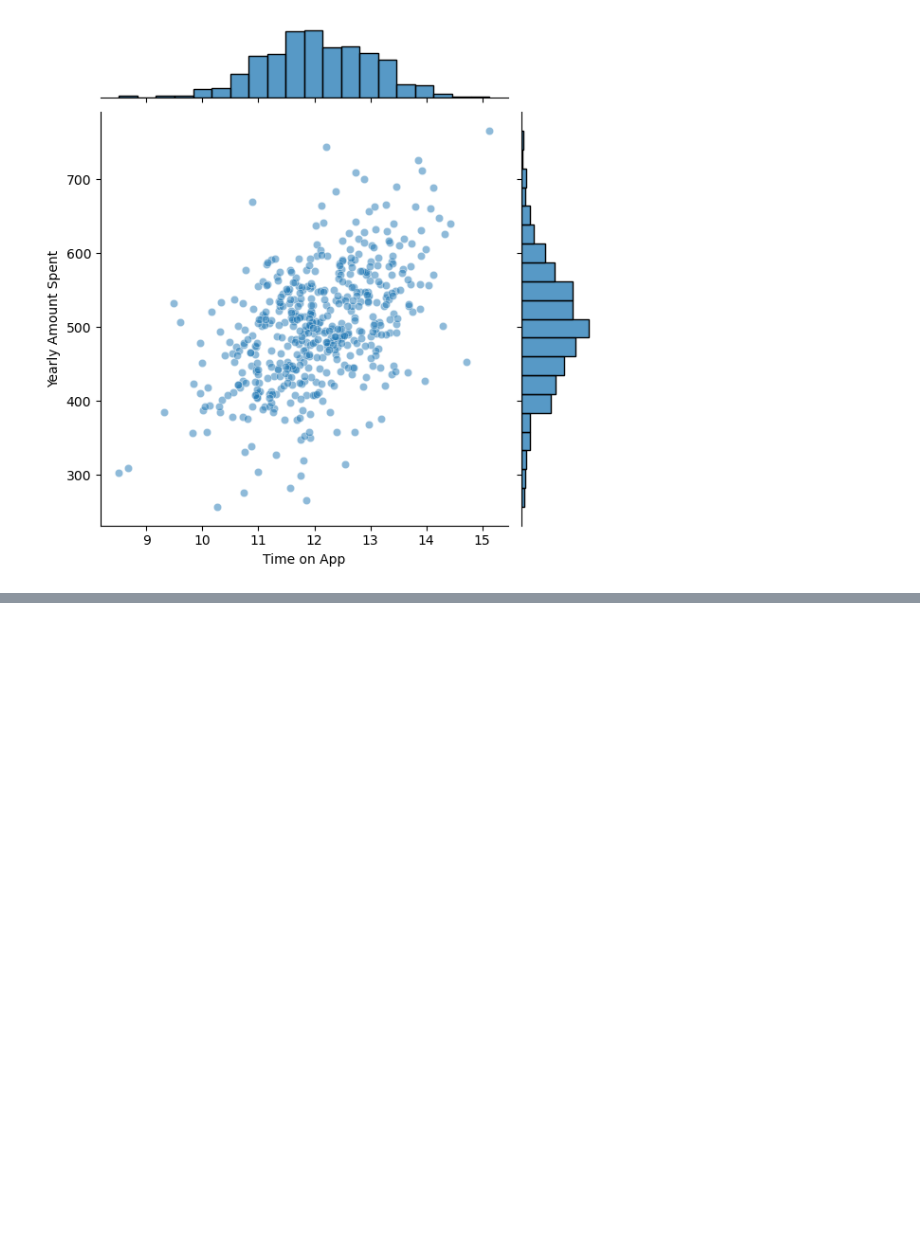
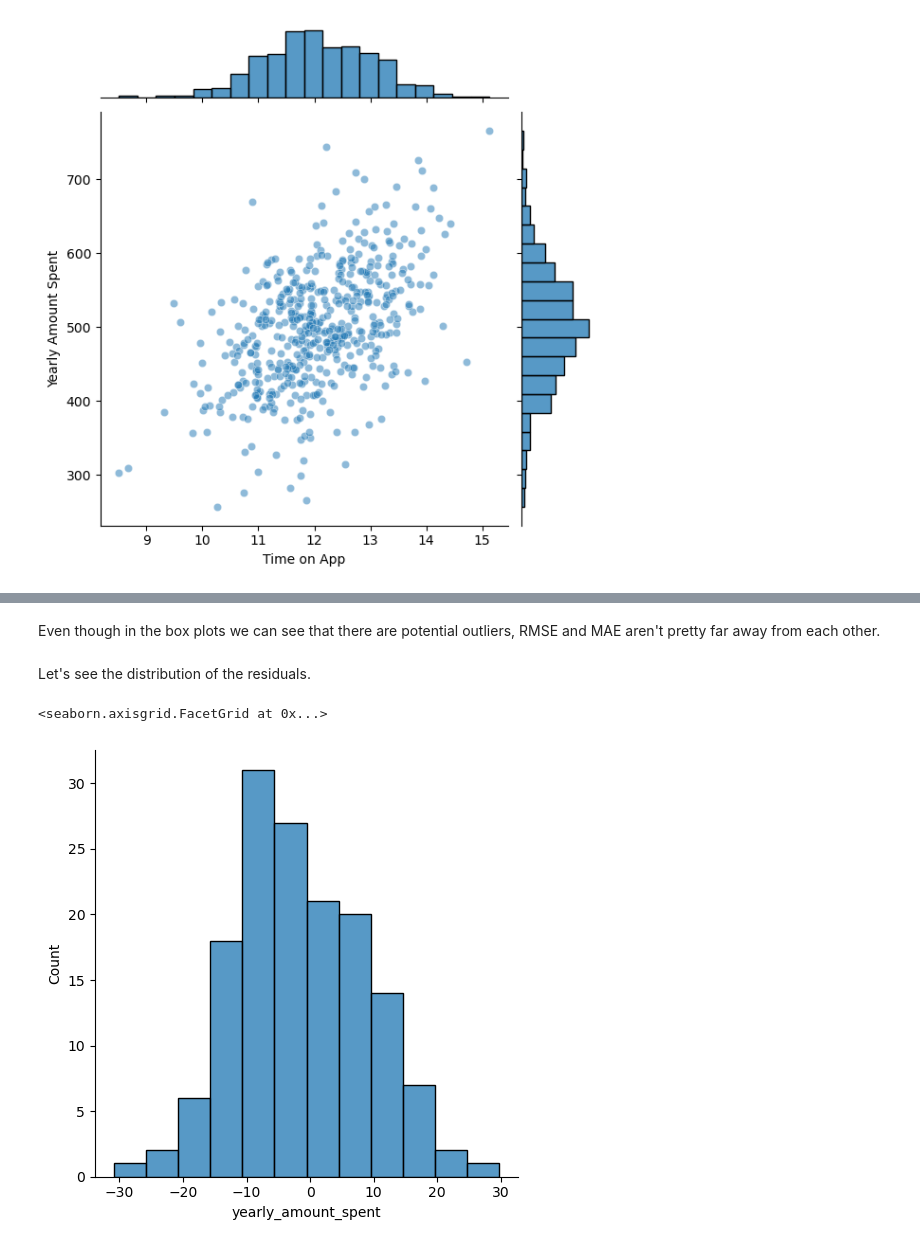
Before and after one commit to juanbratti/LinearRegression_Ecommerce, a Jupyter notebook: notebooks/data_analysis.ipynb, the cells around one changed output, grey strips where cells are left out. Saved outputs shown, nothing was run; the diff lists cells and outputs as text; code cells hidden in the pictures; blank space fills up the shorter version.

```diff
--- a/notebooks/data_analysis.ipynb
+++ b/notebooks/data_analysis.ipynb
@@ -92,0 +215,10 @@ Here, we can see that there isn't much correlation between the time spent on the
+# %% [markdown]
+Even though in the box plots we can see that there are potential outliers, RMSE and MAE aren't pretty far away from each other.
+# %% [markdown]
+Let's see the distribution of the residuals.
+# %%
+residuals = y_test-predictions
+sns.displot(residuals)
+# %% [output]
+<seaborn.axisgrid.FacetGrid at 0x...>
+[figure, added]
```
Also changed, not shown: parts of 24 cells of this notebook, 2 other files.
